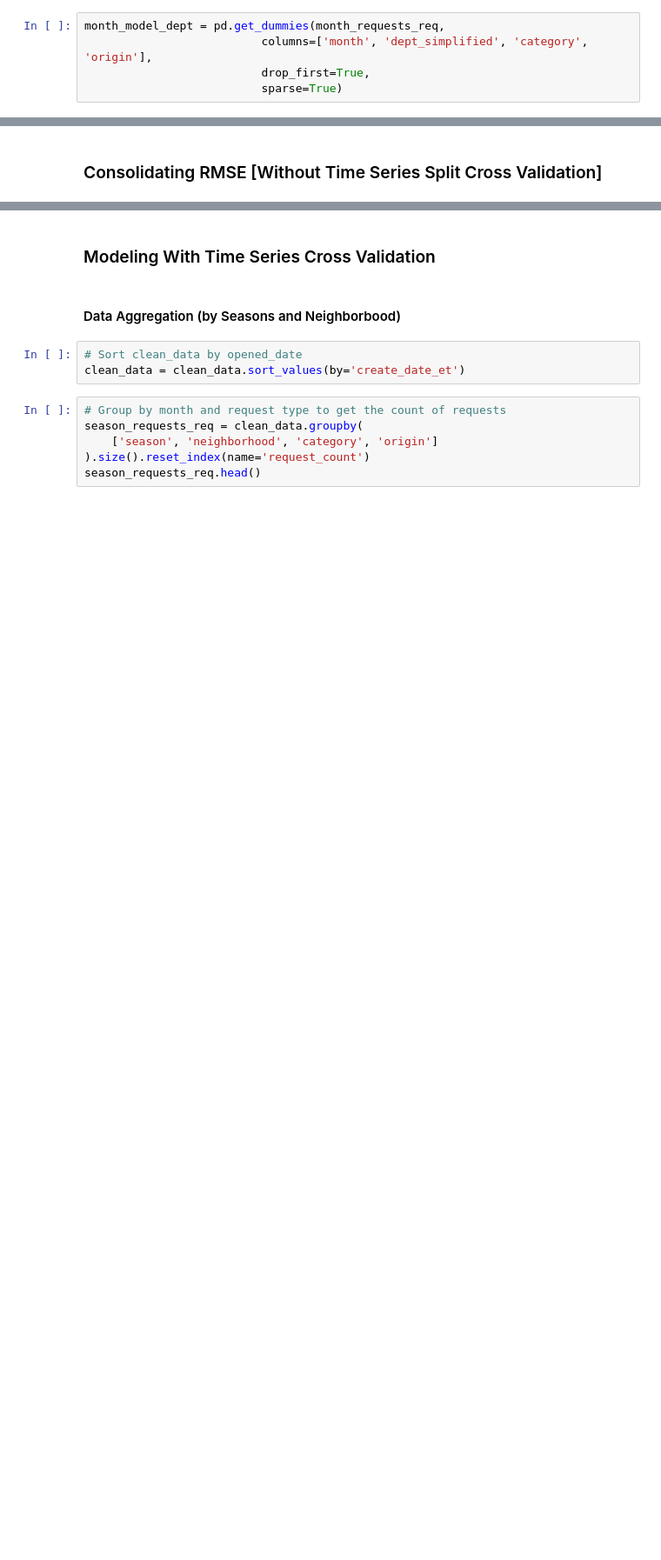
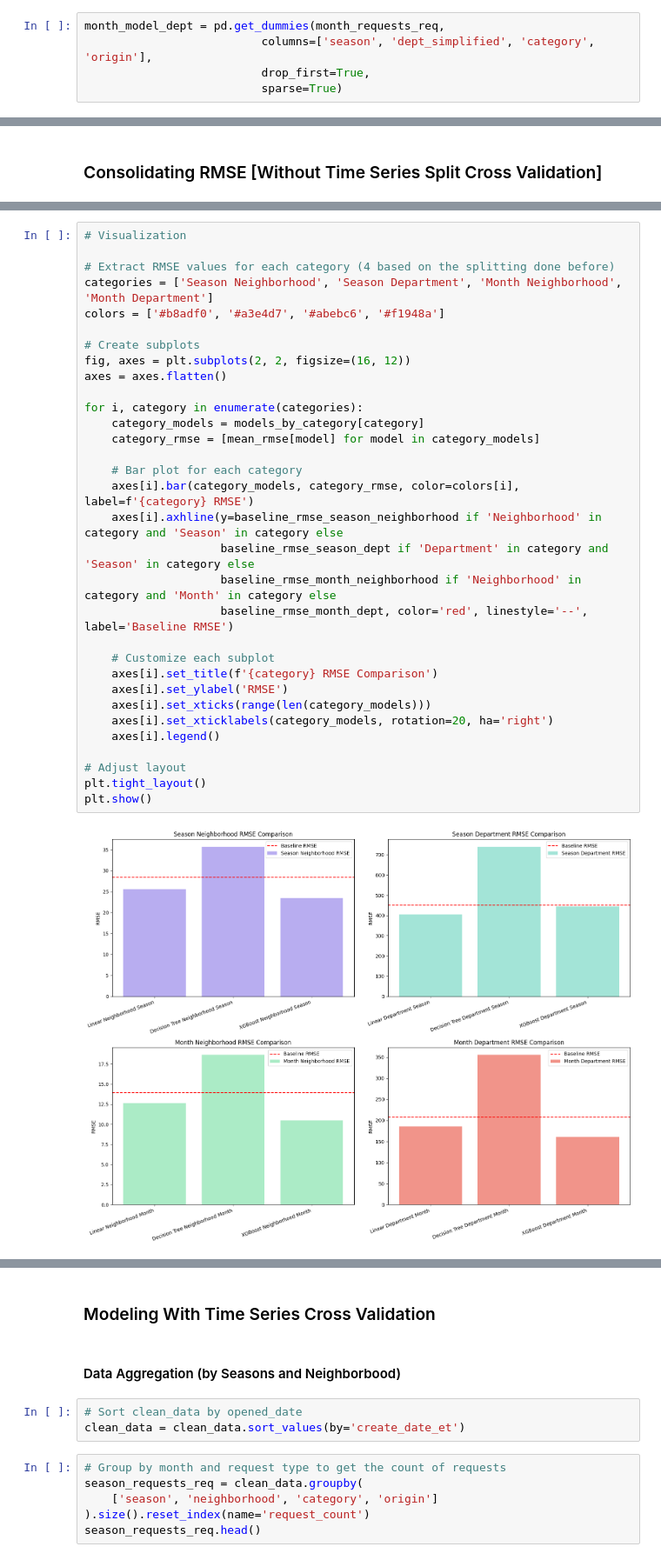
Before and after one commit to kanikaselva/311analysis, a Jupyter notebook: Analysis/5. SeasonalForecast.ipynb, the cells around one changed output, grey strips where cells are left out. Shown at 87% size. Cells and saved outputs as stored; diff of their text form; blank space fills up the shorter version.

Commit message:
visuals for metrics

```diff
--- a/Analysis/5. SeasonalForecast.ipynb
+++ b/Analysis/5. SeasonalForecast.ipynb
@@ -382,6 +436,6 @@ month_requests_req.head()
 # %%
 month_model_dept = pd.get_dummies(month_requests_req,
-                          columns=['month', 'dept_simplified', 'category', 'origin'],
+                          columns=['season', 'dept_simplified', 'category', 'origin'],
                           drop_first=True,
                           sparse=True)
 # %% [markdown]
@@ -589,0 +680,34 @@ rmse_summary
+# %%
+# Visualization
+
+# Extract RMSE values for each category (4 based on the splitting done before)
+categories = ['Season Neighborhood', 'Season Department', 'Month Neighborhood', 'Month Department']
+colors = ['#b8adf0', '#a3e4d7', '#abebc6', '#f1948a']
+
+# Create subplots
+fig, axes = plt.subplots(2, 2, figsize=(16, 12))
+axes = axes.flatten()
+
+for i, category in enumerate(categories):
+    category_models = models_by_category[category]
+    category_rmse = [mean_rmse[model] for model in category_models]
+
+    # Bar plot for each category
+    axes[i].bar(category_models, category_rmse, color=colors[i], label=f'{category} RMSE')
+    axes[i].axhline(y=baseline_rmse_season_neighborhood if 'Neighborhood' in category and 'Season' in category else
+                    baseline_rmse_season_dept if 'Department' in category and 'Season' in category else
+                    baseline_rmse_month_neighborhood if 'Neighborhood' in category and 'Month' in category else
+                    baseline_rmse_month_dept, color='red', linestyle='--', label='Baseline RMSE')
+
+    # Customize each subplot
+    axes[i].set_title(f'{category} RMSE Comparison')
+    axes[i].set_ylabel('RMSE')
+    axes[i].set_xticks(range(len(category_models)))
+    axes[i].set_xticklabels(category_models, rotation=20, ha='right')
+    axes[i].legend()
+
+# Adjust layout
+plt.tight_layout()
+plt.show()
+# %% [output]
+[figure, added]
```
Also changed, not shown: parts of 57 cells of this notebook, 1 other file.
